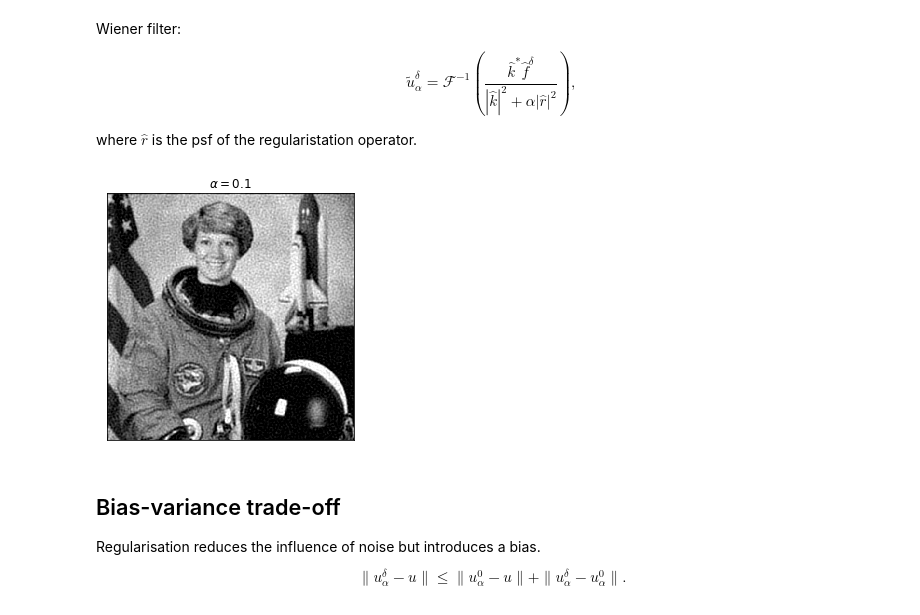
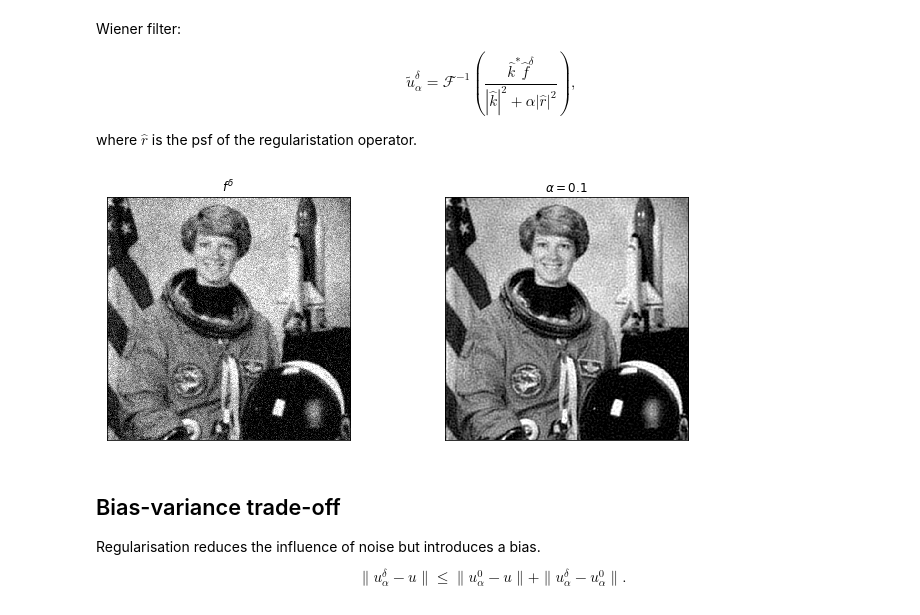
Before and after one commit to TristanvanLeeuwen/Summerschool, a Jupyter notebook: LinearFilters.ipynb, the cells around one changed output. Drawn from its saved outputs; the diff is of its cells as text; code cells hidden in the pictures.

```diff
--- a/LinearFilters.ipynb
+++ b/LinearFilters.ipynb
@@ -56,26 +56,26 @@ where $\widehat{r}$ is the psf of the regularistation operator.
 # %%
 # read image
 u = rgb2gray(data.astronaut())
 
 # blur image
 kernel = np.ones((5, 5)) / 25
 f = K(u,psf = kernel)
 
 # add_noise
 delta = 0.1
 f_delta = f + delta * np.random.randn(f.shape[0],f.shape[1])
 
 # regularisation
 reg_psf = np.array([[0,0,0],[0,1,0],[0,0,0]])
 reg_psf = np.array([[0,1,0],[1,-4,1],[0,1,0]])
 
 # apply inverse
-alpha = .1
-u_est = wiener(f_delta, psf, reg = reg_psf, balance=alpha, clip=False)
+alpha = 1e-1
+u_est = wiener(f_delta, psf = kernel, reg = reg_psf, balance=alpha, clip=False)
 
-plot_images([u_est], [r'$\alpha = $'+ str(alpha)])
+plot_images([f_delta, u_est], [r'$f^\delta$',r'$\alpha = $'+ str(alpha)])
 # %% [output]
-[figure, old version]
+[figure, new version]
 # %% [markdown]
 ## Bias-variance trade-off
 
```
Also changed, not shown: parts of 5 cells of this notebook, 3 other files.
